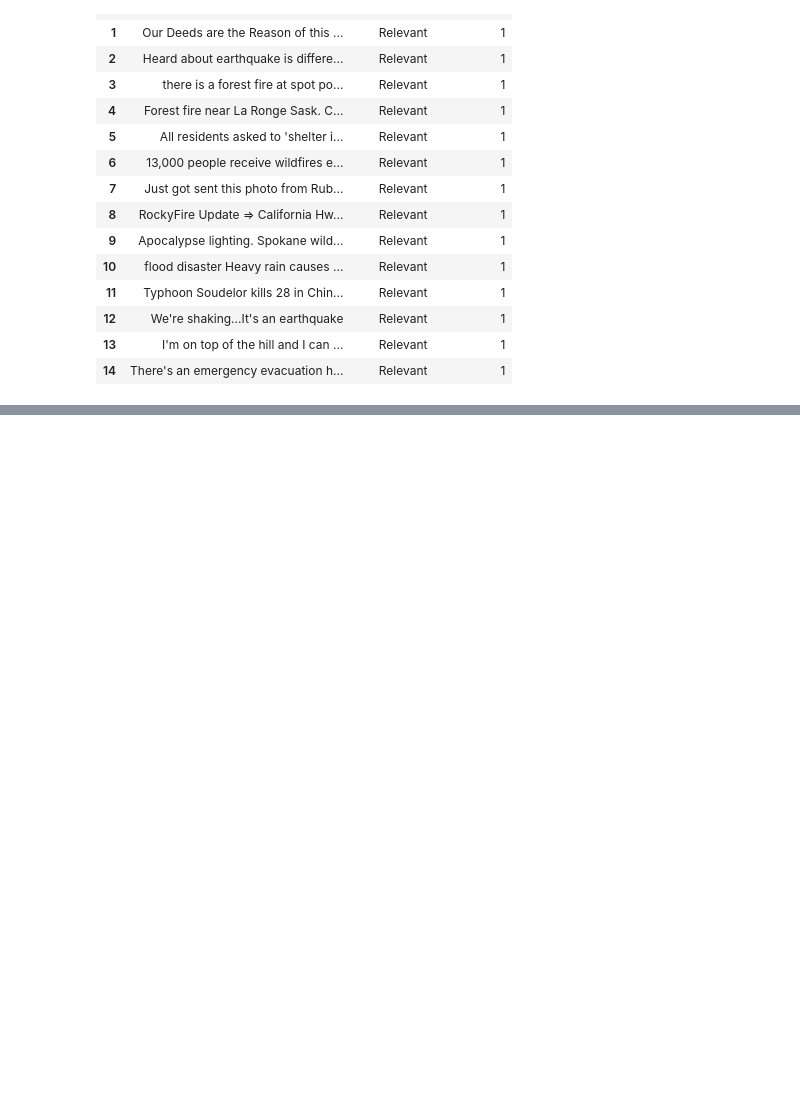
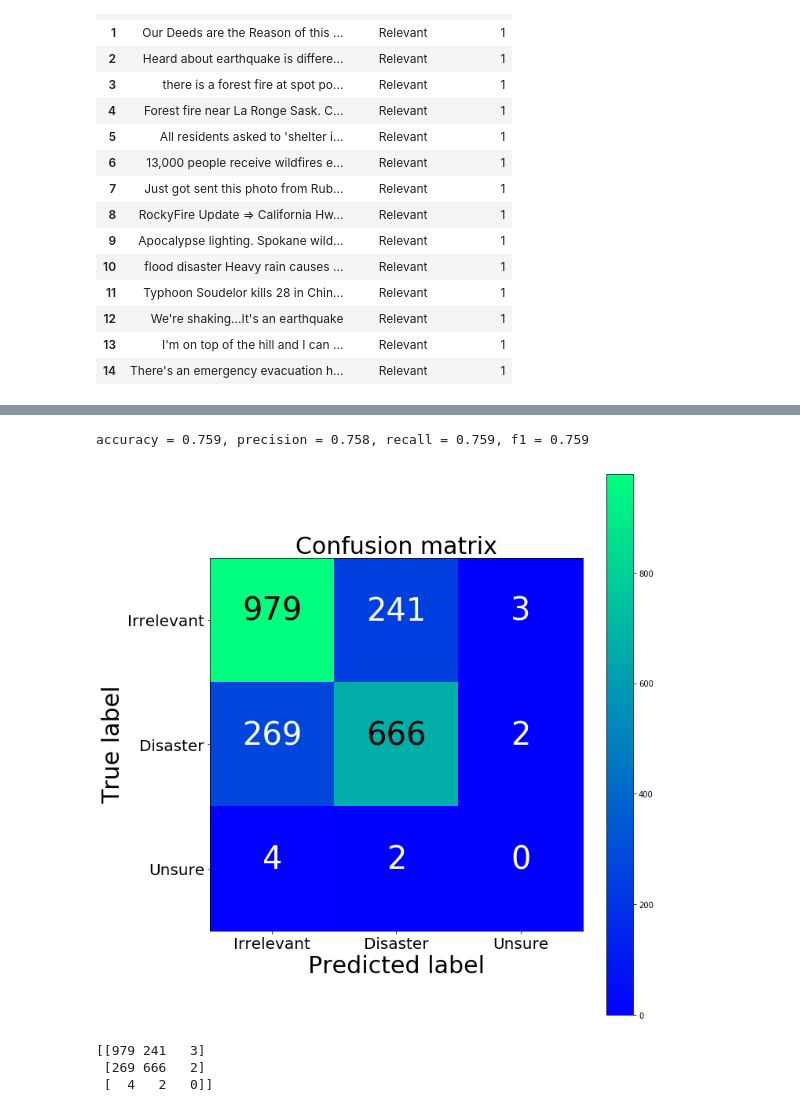
Before and after one commit to 3thzneiz/MyNLPLearn, a Jupyter notebook: 3. concrete_solutions_mostly_nlp_prob/nlp techniques Ref.Emmanuel Ameisen.ipynb, the cells around one changed output, grey strips where cells are left out. Cells and saved outputs as stored; diff of their text form; code cells hidden in the pictures; blank space fills up the shorter version.

```diff
--- a/3. concrete_solutions_mostly_nlp_prob/nlp techniques Ref.Emmanuel Ameisen.ipynb
+++ b/3. concrete_solutions_mostly_nlp_prob/nlp techniques Ref.Emmanuel Ameisen.ipynb
@@ -54,0 +143,71 @@ questions.to_csv("clean_data.csv")
+# %%
+from sklearn.linear_model import LogisticRegression
+
+clf = LogisticRegression(C=30.0, class_weight='balanced', solver='newton-cg',
+                         multi_class='multinomial', n_jobs=-1, random_state=40)
+clf.fit(X_train_counts, y_train)
+
+y_predicted_counts = clf.predict(X_test_counts)
+# %%
+from sklearn.metrics import accuracy_score, f1_score, precision_score, recall_score, classification_report
+
+def get_metrics(y_test, y_predicted):
+    # true positives / (true positives+false positives)
+    precision = precision_score(y_test, y_predicted, pos_label=None,
+                                    average='weighted')
+    # true positives / (true positives + false negatives)
+    recall = recall_score(y_test, y_predicted, pos_label=None,
+                              average='weighted')
+
+    # harmonic mean of precision and recall
+    f1 = f1_score(y_test, y_predicted, pos_label=None, average='weighted')
+
+    # true positives + true negatives/ total
+    accuracy = accuracy_score(y_test, y_predicted)
+    return accuracy, precision, recall, f1
+
+accuracy, precision, recall, f1 = get_metrics(y_test, y_predicted_counts)
+print("accuracy = %.3f, precision = %.3f, recall = %.3f, f1 = %.3f" % (accuracy, precision, recall, f1))
+# %% [output]
+accuracy = 0.759, precision = 0.758, recall = 0.759, f1 = 0.759
+# %%
+import numpy as np
+import itertools
+from sklearn.metrics import confusion_matrix
+
+def plot_confusion_matrix(cm, classes,
+                          normalize=False,
+                          title='Confusion matrix',
+                          cmap=plt.cm.winter):
+    if normalize:
+        cm = cm.astype('float') / cm.sum(axis=1)[:, np.newaxis]
+    plt.imshow(cm, interpolation='nearest', cmap=cmap)
+    plt.title(title, fontsize=30)
+    plt.colorbar()
+    tick_marks = np.arange(len(classes))
+    plt.xticks(tick_marks, classes, fontsize=20)
+    plt.yticks(tick_marks, classes, fontsize=20)
+
+    fmt = '.2f' if normalize else 'd'
+    thresh = cm.max() / 2.
+
+    for i, j in itertools.product(range(cm.shape[0]), range(cm.shape[1])):
+        plt.text(j, i, format(cm[i, j], fmt), horizontalalignment="center",
+                 color="white" if cm[i, j] < thresh else "black", fontsize=40)
+
+    plt.tight_layout()
+    plt.ylabel('True label', fontsize=30)
+    plt.xlabel('Predicted label', fontsize=30)
+
+    return plt
+# %%
+cm = confusion_matrix(y_test, y_predicted_counts)
+fig = plt.figure(figsize=(10, 10))
+plot = plot_confusion_matrix(cm, classes=['Irrelevant','Disaster','Unsure'], normalize=False, title='Confusion matrix')
+plt.show()
+print(cm)
+# %% [output]
+[figure, added]
+[[979 241   3]
+ [269 666   2]
+ [  4   2   0]]
```
Also changed, not shown: parts of 9 cells of this notebook.
